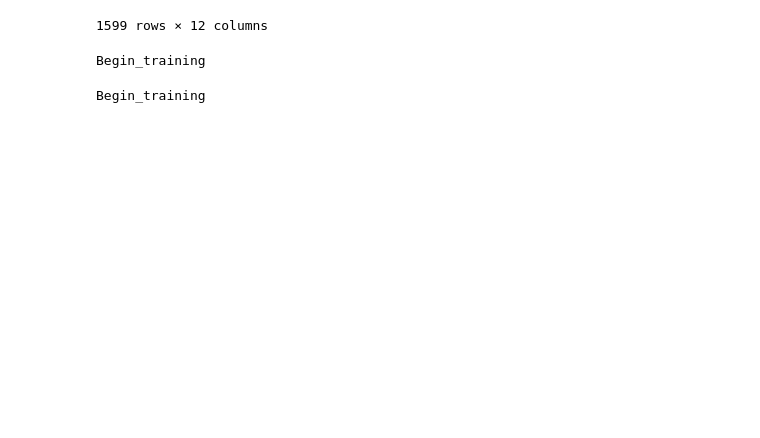
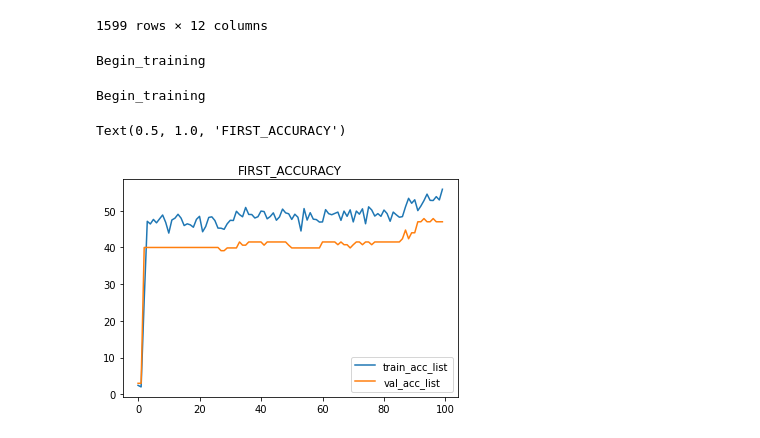
Before and after one commit to bharadwaj1098/Pyt-Ex, a Jupyter notebook: example.ipynb, the cells around one changed output. Drawn from its saved outputs; the diff is of its cells as text; code cells hidden in the pictures; blank space fills up the shorter version.

Commit message:
tested on wine dataset

```diff
--- a/example.ipynb
+++ b/example.ipynb
@@ -156,5 +156,5 @@ train_loader = DataLoader(dataset=train_dataset,
                           batch_size=BATCH_SIZE,
                           sampler=weighted_sampler
 )
-val_loader = DataLoader(dataset=val_dataset, batch_size=8)
-test_loader = DataLoader(dataset=test_dataset, batch_size=8)
+val_loader = DataLoader(dataset=val_dataset, batch_size=16)
+test_loader = DataLoader(dataset=test_dataset, batch_size=16)
@@ -195,6 +161,7 @@ test_loader = DataLoader(dataset=test_dataset, batch_size=8)
 # %%
 from torch._C import device
 import torch
+# torch.manual_seed(10)
 device = torch.device("cuda" if torch.cuda.is_available() else "cpu")
 from matplotlib import pyplot as plt
 
@@ -204,14 +171,27 @@ import yaml
 with open('config/Input.yaml') as File:
         dic = yaml.load(File, Loader=yaml.FullLoader)
 
+plots = {}
 for i in dic:
+    plots[i] = {}
     ann = neural_network.Ann(dic[i])
     ann = ann.to(device)
 #     ann.show()
-    ann.train_val(train_dataloader=train_loader, val_dataloader=val_loader)
-    # graphics = neural_network.grahics()
-    # ann.loss_plot()
-    # ann.accuracy_plot()
+    ann.train_val(train_dataloader=train_loader, val_dataloader=val_loader, test_dataloader=test_loader)
+
+    plots[i]["train_acc_list"] = ann.train_acc_list
+    plots[i]["val_acc_list"] = ann.val_acc_list
+    plots[i]["train_loss_list"] = ann.train_loss_list
+    plots[i]["val_loss_list"] = ann.val_loss_list
+    plots[i]["Output"] = ann.Output
 # %% [output]
 Begin_training
 Begin_training
+# %%
+plt.plot(plots['FIRST']["train_acc_list"], label = 'train_acc_list')
+plt.plot(plots['FIRST']["val_acc_list"], label = 'val_acc_list')
+plt.legend()
+plt.title('FIRST_ACCURACY')
+# %% [output]
+Text(0.5, 1.0, 'FIRST_ACCURACY')
+[figure, added]
```
Also changed, not shown: parts of 7 cells of this notebook, 2 other files.
